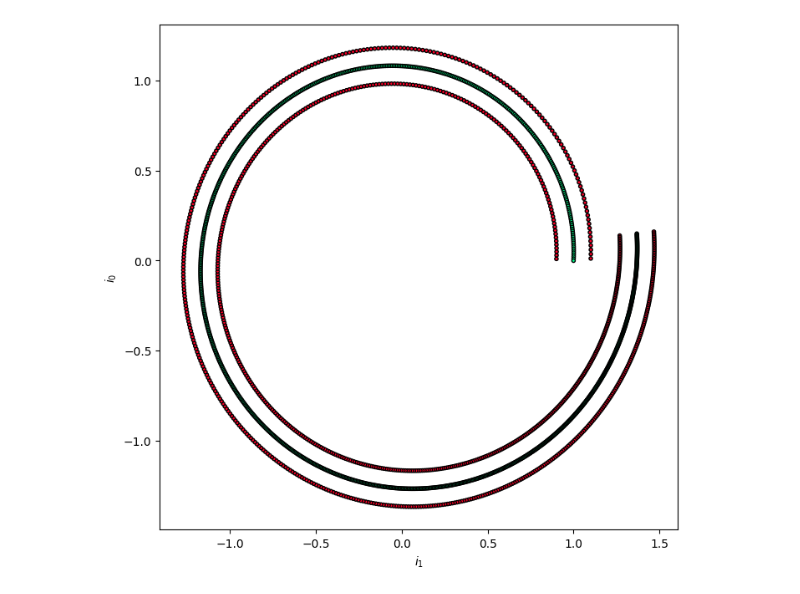
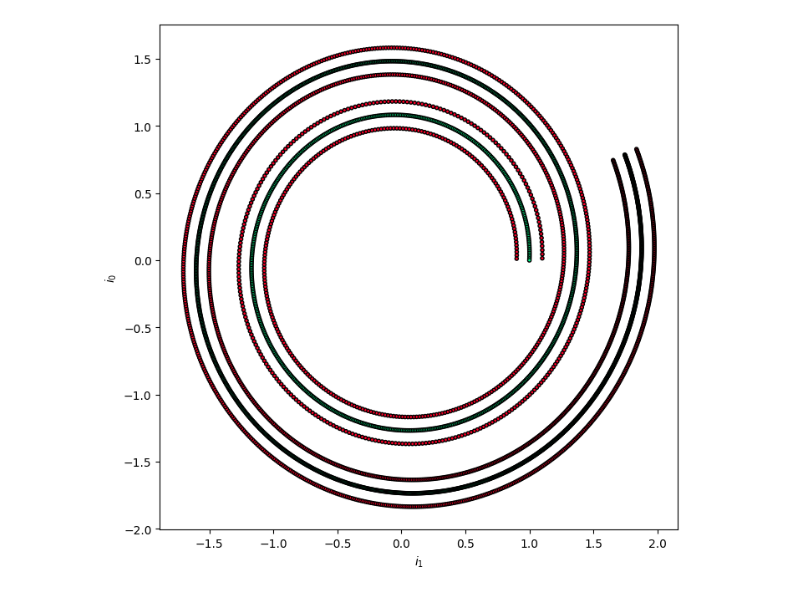
Before and after one commit to jroeger23/spass_mit_python, a Jupyter notebook: deep_mlp.ipynb, the cells around one changed output. Saved outputs shown, nothing was run; the diff lists cells and outputs as text; code cells hidden in the pictures.

```diff
--- a/deep_mlp.ipynb
+++ b/deep_mlp.ipynb
@@ -1,26 +1,26 @@
 # %%
 import matplotlib.pyplot as plt
 from src.common.train_data import logSpiral2D
 
-train_data, train_labels = logSpiral2D(1, 0.05, 1000, 0.95, 0.1)
+train_data, train_labels = logSpiral2D(1, 0.05, 2000, 2, 0.1)
 n_classes = 2
 
 train_min_y = train_data[:,0].min()
 train_max_y = train_data[:,0].max()
 train_min_x = train_data[:,1].min()
 train_max_x = train_data[:,1].max()
 
 cmap = plt.get_cmap('gist_rainbow')
 def colorizeLabel(l):
   return cmap(l/n_classes)
 
 fig = plt.figure(figsize=(8, 8), dpi=100)
 ax = fig.add_subplot()
 ax.scatter(train_data[:,1], train_data[:,0], c=colorizeLabel(train_labels), s=9, edgecolor='black')
 _ = ax.set_ylabel("$i_0$")
 _ = ax.set_xlabel("$i_1$")
 # %% [output]
-[figure, old version]
+[figure, new version]
 # %%
 from src.neuronal_network.mlp import MLP
 from src.neuronal_network.activation import ReLU, SoftMax
```
Also changed, not shown: parts of 2 cells of this notebook.
